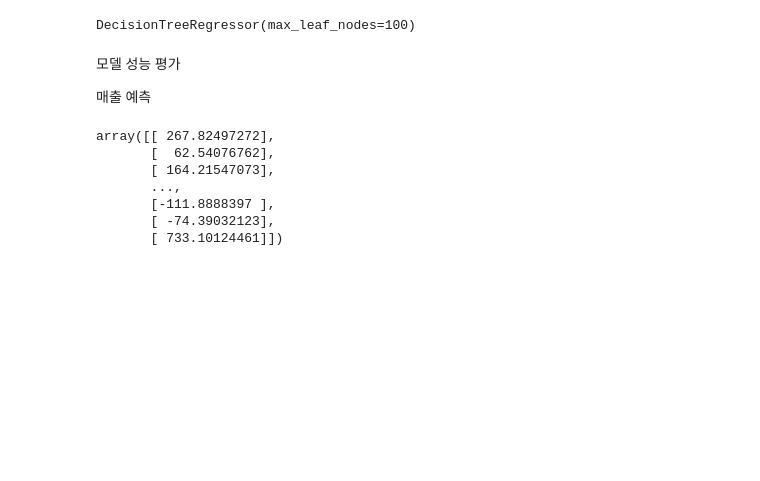
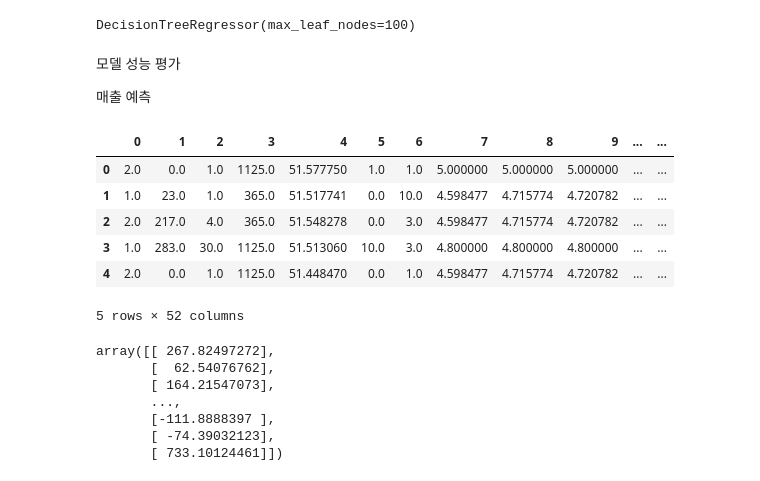
Before and after one commit to HongSeongMo/Airbnb, a Jupyter notebook: Copy_of_airbnb_lecture_5.ipynb, the cells around one changed output. Saved outputs shown, nothing was run; the diff lists cells and outputs as text; code cells hidden in the pictures; blank space fills up the shorter version.

```diff
--- a/Copy_of_airbnb_lecture_5.ipynb
+++ b/Copy_of_airbnb_lecture_5.ipynb
@@ -37,7 +37,7 @@ from sklearn.impute import SimpleImputer
 # Load your data into X_train and y_train
 
 # Impute missing values in X_train
-imputer = SimpleImputer(strategy="mean")
+imputer = SimpleImputer(strategy="most_frequent")
 X_train = imputer.fit_transform(X_train)
 
 # Create a new LinearRegression model
@@ -62,6 +62,17 @@ DecisionTreeRegressor(max_leaf_nodes=100)
 모델 성능 평가
 
 매출 예측
+# %%
+X_train = pd.DataFrame(X_train)
+X_train.head()
+# %% [output]
+|  | 0 | 1 | 2 | 3 | 4 | 5 | 6 | 7 | 8 | 9 | ... | ... |
+| 0 | 2.0 | 0.0 | 1.0 | 1125.0 | 51.577750 | 1.0 | 1.0 | 5.000000 | 5.000000 | 5.000000 | ... | ... |
+| 1 | 1.0 | 23.0 | 1.0 | 365.0 | 51.517741 | 0.0 | 10.0 | 4.598477 | 4.715774 | 4.720782 | ... | ... |
+| 2 | 2.0 | 217.0 | 4.0 | 365.0 | 51.548278 | 0.0 | 3.0 | 4.598477 | 4.715774 | 4.720782 | ... | ... |
+| 3 | 1.0 | 283.0 | 30.0 | 1125.0 | 51.513060 | 10.0 | 3.0 | 4.800000 | 4.800000 | 4.800000 | ... | ... |
+| 4 | 2.0 | 0.0 | 1.0 | 1125.0 | 51.448470 | 0.0 | 1.0 | 4.598477 | 4.715774 | 4.720782 | ... | ... |
+5 rows × 52 columns
 # %%
 y_pred_linear = model_linear.predict(X_train)
 
```
